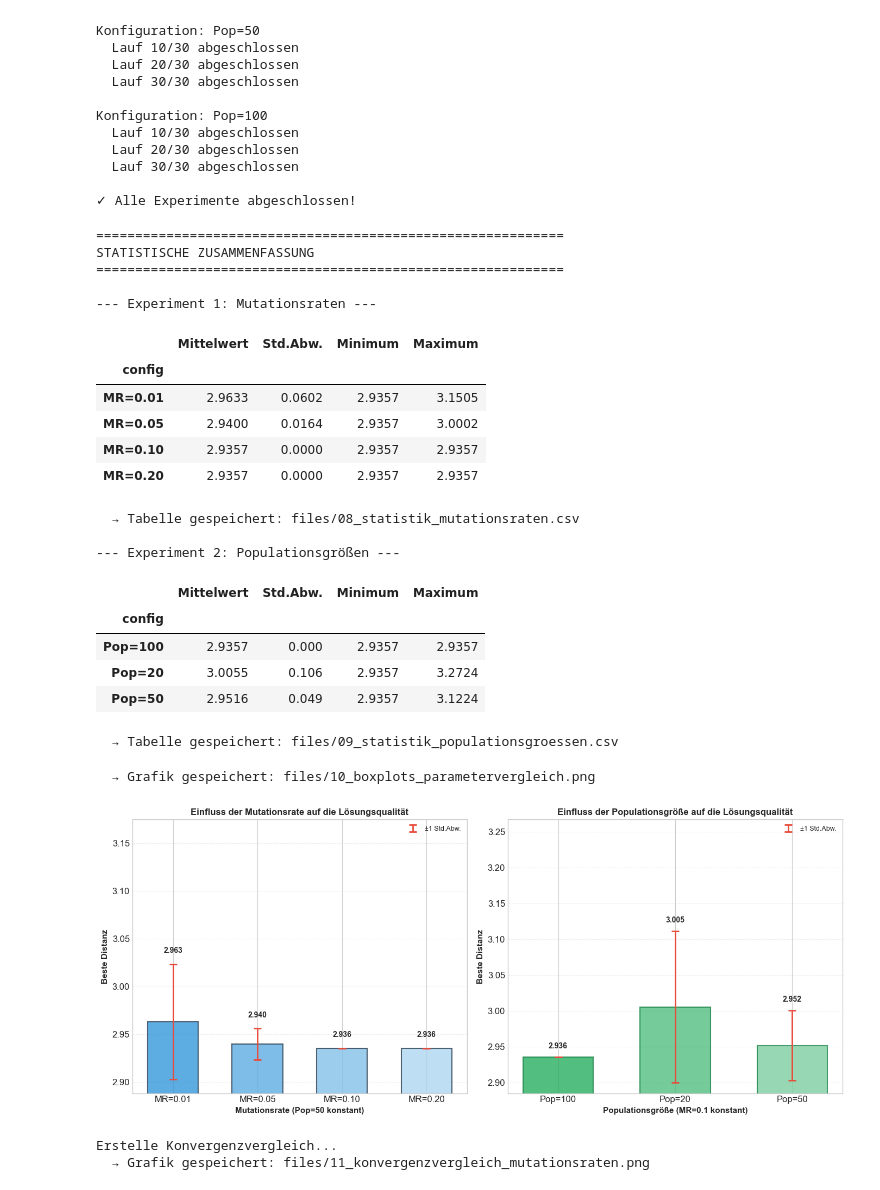
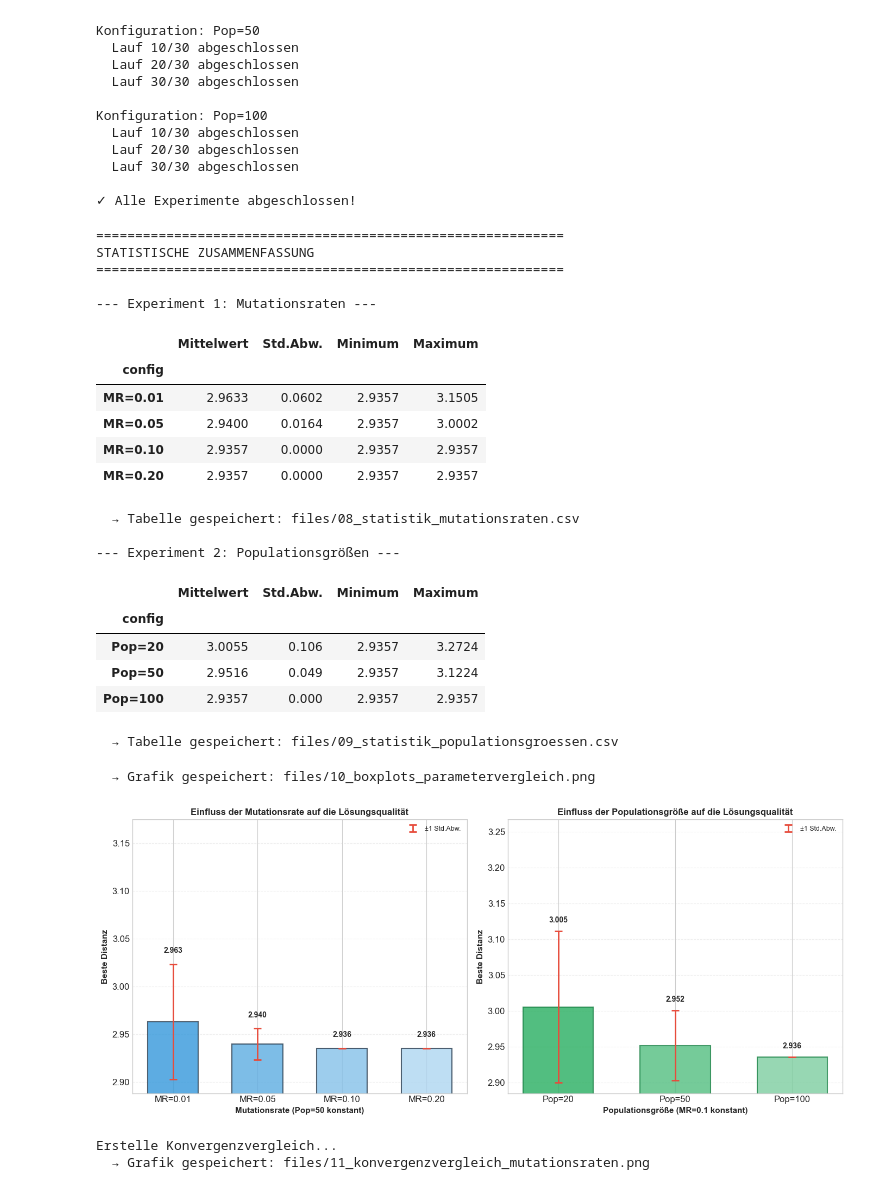
Before and after one commit to keanufuchs/computational-intelligence-ea, a Jupyter notebook: tsp_evolutionary_algorithm.ipynb, the cells around one changed output. Drawn from its saved outputs; the diff is of its cells as text; code cells hidden in the pictures.

```diff
--- a/tsp_evolutionary_algorithm.ipynb
+++ b/tsp_evolutionary_algorithm.ipynb
@@ -1462,6 +1462,9 @@ save_table(mutation_stats, '08_statistik_mutationsraten.csv')
 
 print("\n--- Experiment 2: Populationsgrößen ---")
 popsize_stats = popsize_results.groupby('config')['best_distance'].agg(['mean', 'std', 'min', 'max'])
+# Explizite Sortierung: 20 - 50 - 100
+popsize_order = ['Pop=20', 'Pop=50', 'Pop=100']
+popsize_stats = popsize_stats.reindex([label for label in popsize_order if label in popsize_stats.index])
 popsize_stats.columns = ['Mittelwert', 'Std.Abw.', 'Minimum', 'Maximum']
 display(popsize_stats.round(4))
 save_table(popsize_stats, '09_statistik_populationsgroessen.csv')
@@ -1482,9 +1485,9 @@ STATISTISCHE ZUSAMMENFASSUNG
 --- Experiment 2: Populationsgrößen ---
 |  | Mittelwert | Std.Abw. | Minimum | Maximum |
 | config |  |  |  |  |
-| Pop=100 | 2.9357 | 0.000 | 2.9357 | 2.9357 |
 | Pop=20 | 3.0055 | 0.106 | 2.9357 | 3.2724 |
 | Pop=50 | 2.9516 | 0.049 | 2.9357 | 3.1224 |
+| Pop=100 | 2.9357 | 0.000 | 2.9357 | 2.9357 |
   → Tabelle gespeichert: files/09_statistik_populationsgroessen.csv
 # %%
 # Balkendiagramm mit Fehlerbalken erstellen (besser für Präsentationen)
@@ -1522,40 +1525,43 @@ axes[0].set_ylim(bottom=min(mutation_means - mutation_stds) * 0.995)
 
 # Berechne Statistiken für Populationsgrößen
 popsize_stats = popsize_results.groupby('config')['best_distance'].agg(['mean', 'std'])
-popsize_means = popsize_stats['mean'].values
-popsize_stds = popsize_stats['std'].values
-popsize_labels = popsize_stats.index.tolist()
+# Explizite Sortierung: 20 - 50 - 100
+popsize_order = ['Pop=20', 'Pop=50', 'Pop=100']
+popsize_stats_sorted = popsize_stats.reindex([label for label in popsize_order if label in popsize_stats.index])
+popsize_means = popsize_stats_sorted['mean'].values
+popsize_stds = popsize_stats_sorted['std'].values
+popsize_labels = popsize_stats_sorted.index.tolist()
 
 # Balkendiagramm 2: Populationsgrößen
 x_pos2 = np.arange(len(popsize_labels))
 bars2 = axes[1].bar(x_pos2, popsize_means, width=0.6,
                     color=['#27AE60', '#52BE80', '#7DCEA0'],
                     edgecolor='#1E8449', linewidth=1.5, alpha=0.8)
 # Fehlerbalken hinzufügen
 axes[1].errorbar(x_pos2, popsize_means, yerr=popsize_stds,
                 fmt='none', color='#E74C3C', linewidth=2, capsize=5, capthick=2,
                 label='±1 Std.Abw.')
 
 # Werte auf den Balken anzeigen
 for i, (mean_val, std_val) in enumerate(zip(popsize_means, popsize_stds)):
     axes[1].text(i, mean_val + std_val + 0.01, f'{mean_val:.3f}',
                 ha='center', va='bottom', fontsize=10, fontweight='bold')
 
 axes[1].set_xlabel('Populationsgröße (MR=0.1 konstant)', fontsize=11, fontweight='bold')
 axes[1].set_ylabel('Beste Distanz', fontsize=11, fontweight='bold')
 axes[1].set_title('Einfluss der Populationsgröße auf die Lösungsqualität', fontweight='bold', fontsize=12)
 axes[1].set_xticks(x_pos2)
 axes[1].set_xticklabels(popsize_labels)
 axes[1].grid(True, alpha=0.3, linestyle='--', axis='y')
 axes[1].legend(loc='upper right', fontsize=9)
 axes[1].set_ylim(bottom=min(popsize_means - popsize_stds) * 0.995)
 
 plt.tight_layout()
 save_figure(fig, '10_boxplots_parametervergleich.png')
 plt.show()
 # %% [output]
   → Grafik gespeichert: files/10_boxplots_parametervergleich.png
-[figure, old version]
+[figure, new version]
 # %%
 # Konvergenzvergleich für verschiedene Mutationsraten
 print("Erstelle Konvergenzvergleich...")
```
Also changed, not shown: 3 other files.
